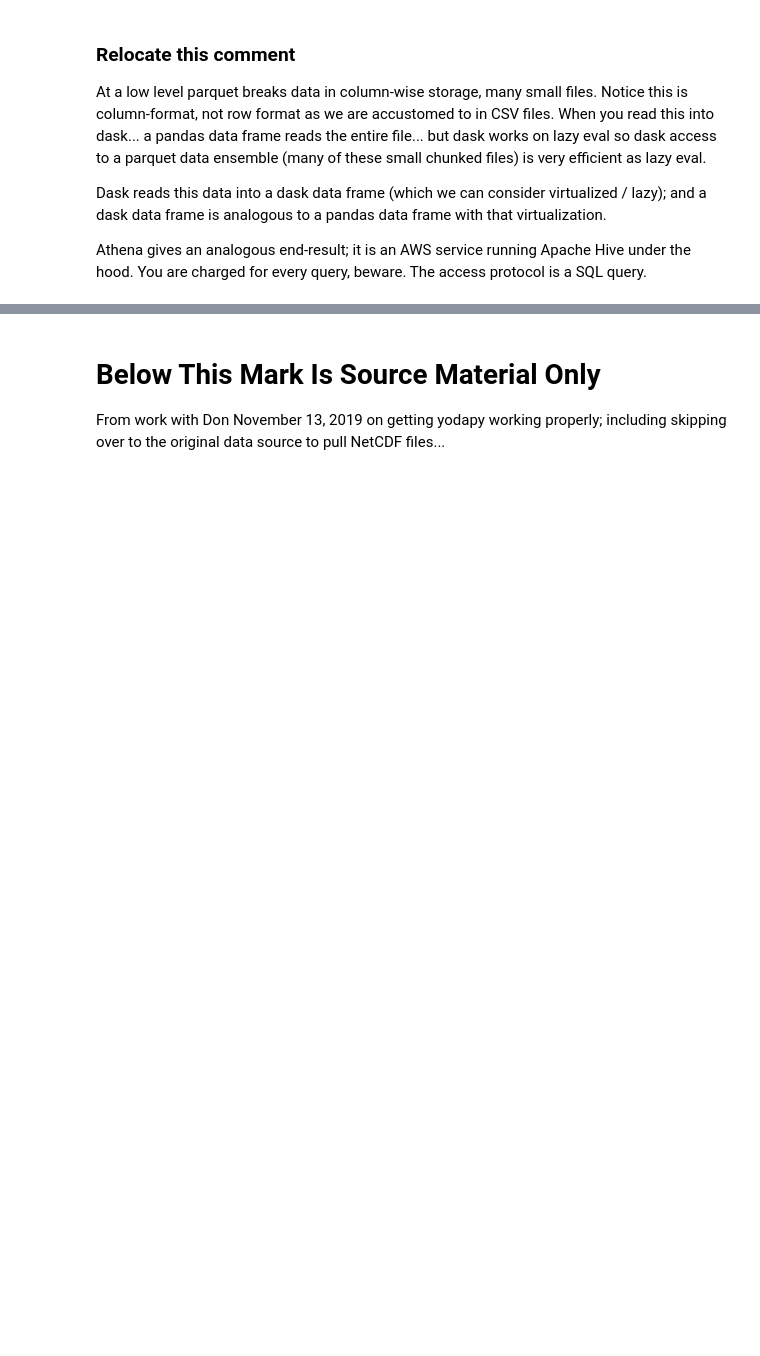
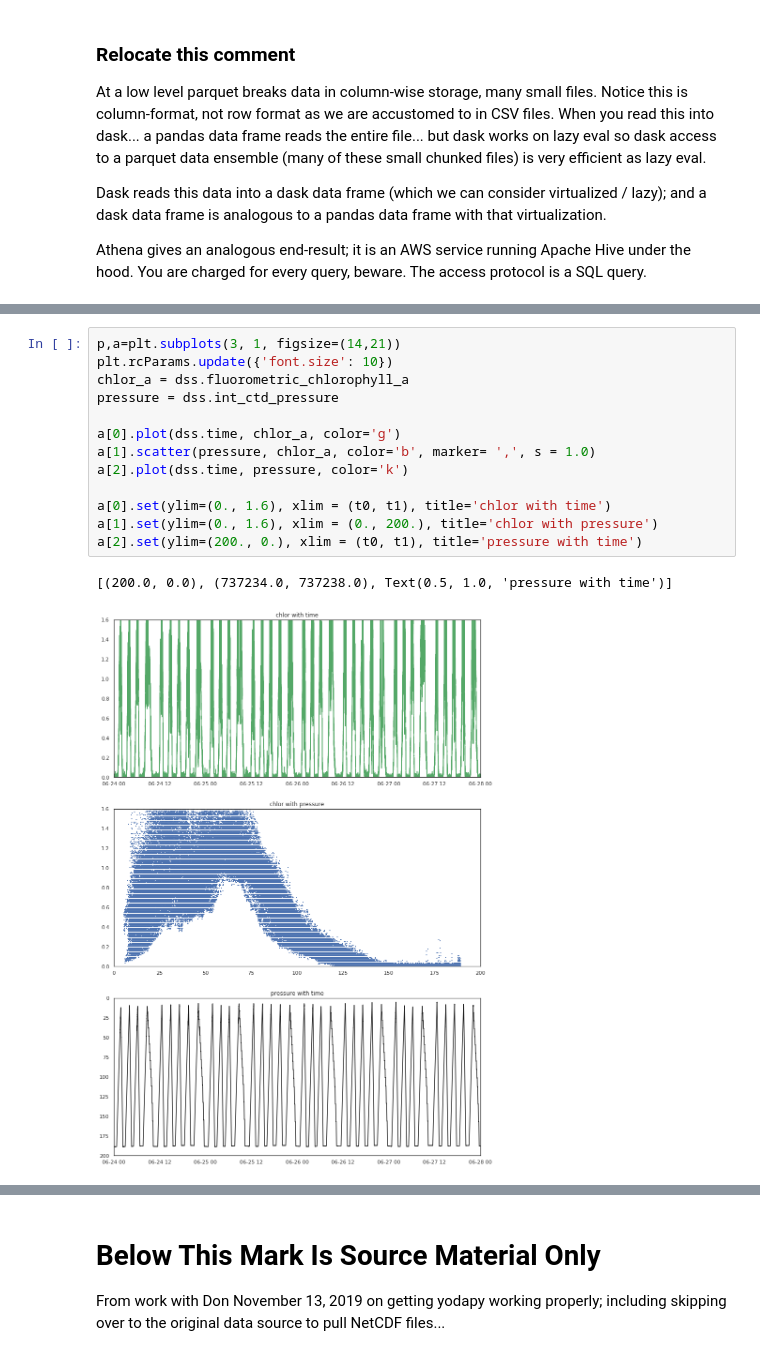
Before and after one commit to robfatland/chlorophyll, a Jupyter notebook: yodapy_NOV2019.ipynb, the cells around one changed output, grey strips where cells are left out. Saved outputs shown, nothing was run; the diff lists cells and outputs as text; blank space fills up the shorter version.

```diff
--- a/yodapy_NOV2019.ipynb
+++ b/yodapy_NOV2019.ipynb
@@ -262,0 +471,16 @@ print('')
+# %%
+p,a=plt.subplots(3, 1, figsize=(14,21))
+plt.rcParams.update({'font.size': 10})
+chlor_a = dss.fluorometric_chlorophyll_a
+pressure = dss.int_ctd_pressure
+
+a[0].plot(dss.time, chlor_a, color='g')
+a[1].scatter(pressure, chlor_a, color='b', marker= ',', s = 1.0)
+a[2].plot(dss.time, pressure, color='k')
+
+a[0].set(ylim=(0., 1.6), xlim = (t0, t1), title='chlor with time')
+a[1].set(ylim=(0., 1.6), xlim = (0., 200.), title='chlor with pressure')
+a[2].set(ylim=(200., 0.), xlim = (t0, t1), title='pressure with time')
+# %% [output]
+[(200.0, 0.0), (737234.0, 737238.0), Text(0.5, 1.0, 'pressure with time')]
+[figure, added]
```
Also changed, not shown: parts of 41 cells of this notebook, 10 other files.
